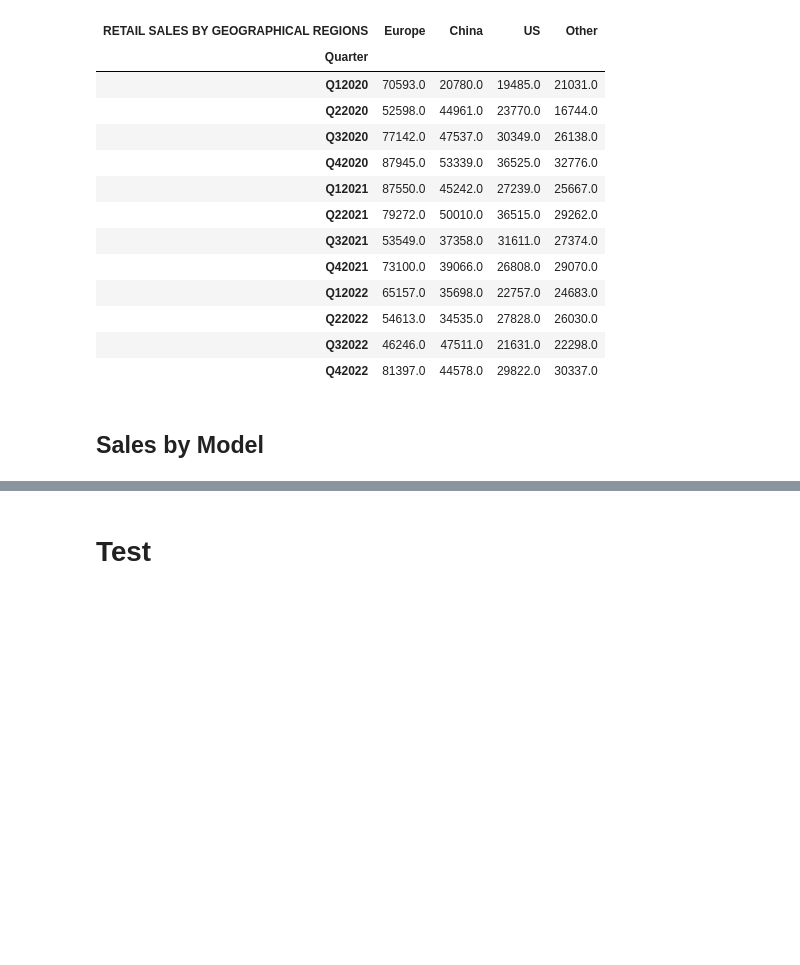
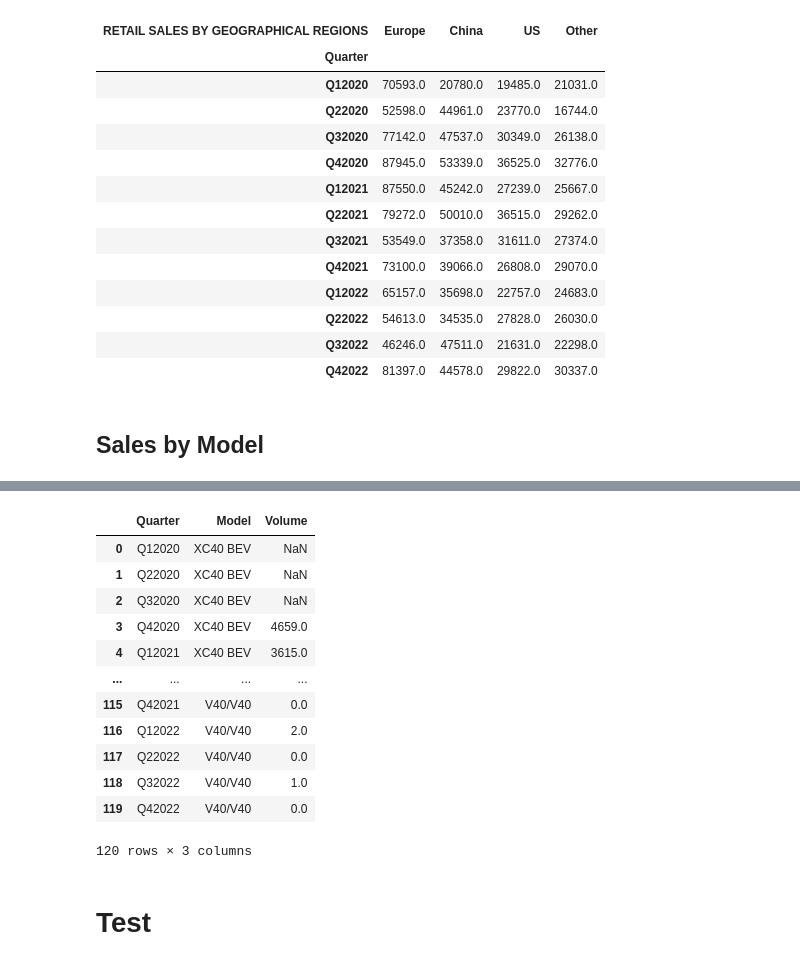
Before and after one commit to Ewen2015/BICat, a Jupyter notebook: notebook/02_data_prepare.ipynb, the cells around one changed output, grey strips where cells are left out. Drawn from its saved outputs; the diff is of its cells as text; code cells hidden in the pictures; blank space fills up the shorter version.

```diff
--- a/notebook/02_data_prepare.ipynb
+++ b/notebook/02_data_prepare.ipynb
@@ -95,3 +95,21 @@ df_1
 | Q22022 | 6558.0 | 3941.0 | 48344.0 | 29609.0 | 26947.0 | 8336.0 | 7487.0 | 8161.0 | 3623.0 | ... |
 | Q32022 | 6470.0 | 3679.0 | 48043.0 | 28433.0 | 22822.0 | 11462.0 | 5121.0 | 8686.0 | 2969.0 | ... |
 | Q42022 | 21432.0 | 12948.0 | 54077.0 | 34223.0 | 25395.0 | 13623.0 | 10268.0 | 10484.0 | 3684.0 | ... |
+# %%
+df_melt = pd.melt(df_1.reset_index(), id_vars='Quarter', var_name='Model', value_name='Volume')
+# %%
+df_melt
+# %% [output]
+|  | Quarter | Model | Volume |
+| 0 | Q12020 | XC40 BEV | NaN |
+| 1 | Q22020 | XC40 BEV | NaN |
+| 2 | Q32020 | XC40 BEV | NaN |
+| 3 | Q42020 | XC40 BEV | 4659.0 |
+| 4 | Q12021 | XC40 BEV | 3615.0 |
+| ... | ... | ... | ... |
+| 115 | Q42021 | V40/V40 | 0.0 |
+| 116 | Q12022 | V40/V40 | 2.0 |
+| 117 | Q22022 | V40/V40 | 0.0 |
+| 118 | Q32022 | V40/V40 | 1.0 |
+| 119 | Q42022 | V40/V40 | 0.0 |
+120 rows × 3 columns
```
Also changed, not shown: parts of 5 cells of this notebook.
